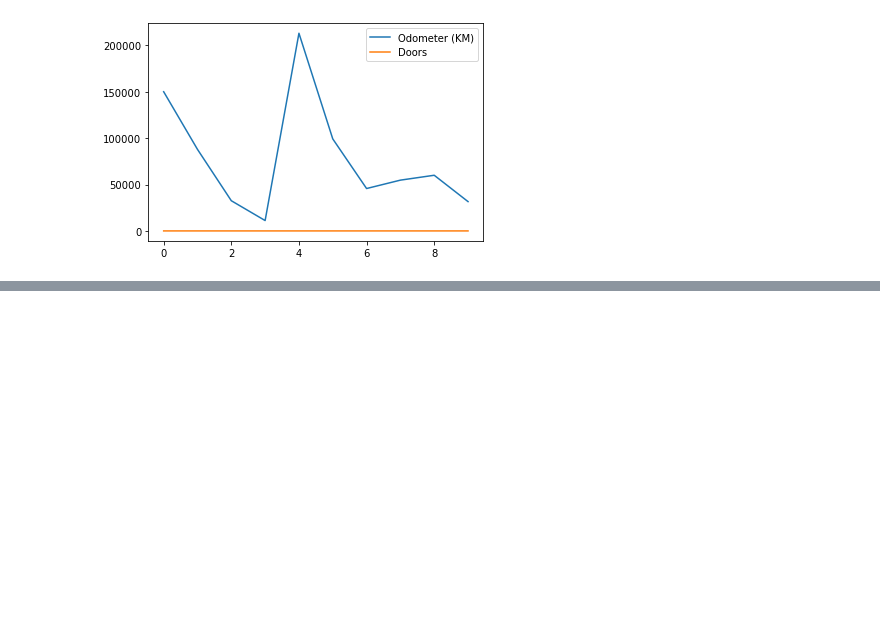
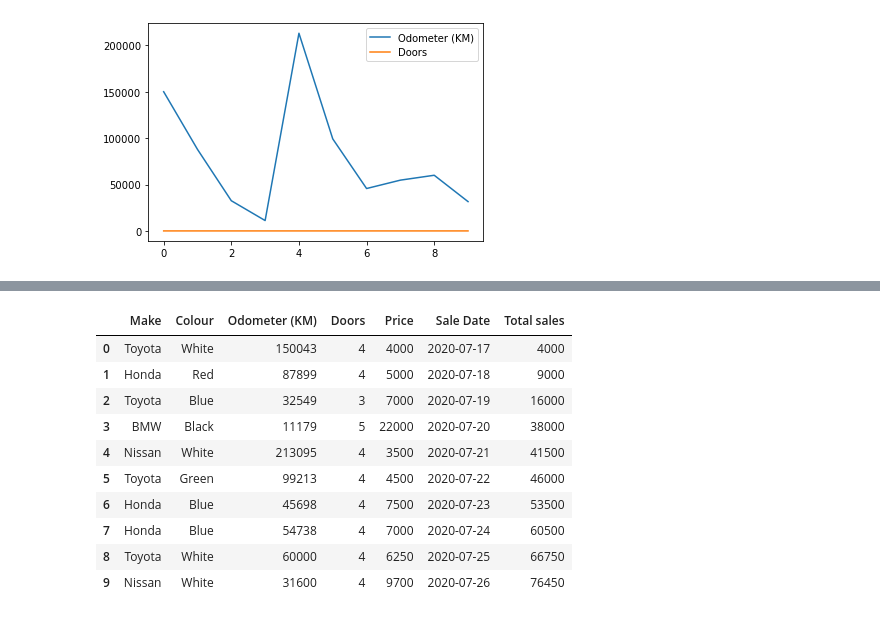
Before and after one commit to wloszynski/Zero-To-Mastery-Machine-Learning, a Jupyter notebook: sample_project/introduction-to-matplotlib.ipynb, the cells around one changed output, grey strips where cells are left out. Cells and saved outputs as stored; diff of their text form; code cells hidden in the pictures; blank space fills up the shorter version.

```diff
--- a/sample_project/introduction-to-matplotlib.ipynb
+++ b/sample_project/introduction-to-matplotlib.ipynb
@@ -180,3 +180,5 @@ car_sales.plot()
 # %% [output]
 <matplotlib.axes._subplots.AxesSubplot at 0x...>
 [figure]
+# %%
+car_sales["Price"] = car_sales["Price"].str.replace('[\$\,\.]','')
@@ -182,0 +220,15 @@ car_sales.plot()
+# %%
+car_sales["Total sales"] = car_sales["Price"].astype(int).cumsum()
+car_sales
+# %% [output]
+|  | Make | Colour | Odometer (KM) | Doors | Price | Sale Date | Total sales |
+| 0 | Toyota | White | 150043 | 4 | 4000 | 2020-07-17 | 4000 |
+| 1 | Honda | Red | 87899 | 4 | 5000 | 2020-07-18 | 9000 |
+| 2 | Toyota | Blue | 32549 | 3 | 7000 | 2020-07-19 | 16000 |
+| 3 | BMW | Black | 11179 | 5 | 22000 | 2020-07-20 | 38000 |
+| 4 | Nissan | White | 213095 | 4 | 3500 | 2020-07-21 | 41500 |
+| 5 | Toyota | Green | 99213 | 4 | 4500 | 2020-07-22 | 46000 |
+| 6 | Honda | Blue | 45698 | 4 | 7500 | 2020-07-23 | 53500 |
+| 7 | Honda | Blue | 54738 | 4 | 7000 | 2020-07-24 | 60500 |
+| 8 | Toyota | White | 60000 | 4 | 6250 | 2020-07-25 | 66750 |
+| 9 | Nissan | White | 31600 | 4 | 9700 | 2020-07-26 | 76450 |
```
Also changed, not shown: parts of 12 cells of this notebook.
